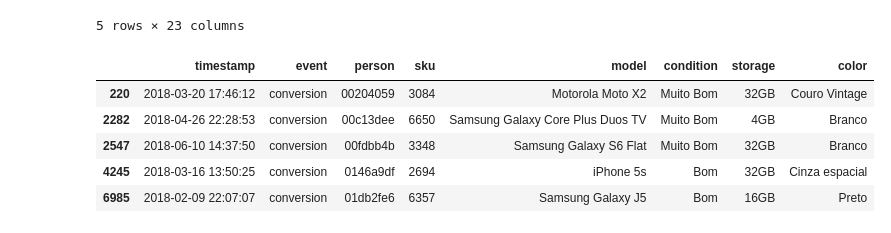
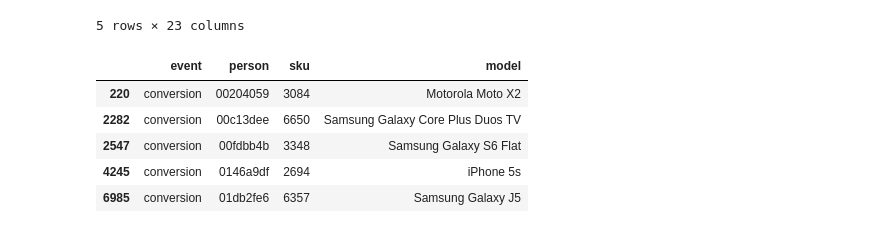
Before and after one commit to SDorgan/TP_Orga_Datos_2018_2C, a Jupyter notebook: Celulares mas vendidos.ipynb, the cells around one changed output. Saved outputs shown, nothing was run; the diff lists cells and outputs as text; code cells hidden in the pictures.

```diff
--- a/Celulares mas vendidos.ipynb
+++ b/Celulares mas vendidos.ipynb
@@ -40,15 +40,15 @@ conversion_r.head()
 | 6985 | 2018-02-09 22:07:07 | conversion | 01db2fe6 | NaN | 6357 | Samsung Galaxy J5 | Bom | 16GB | Preto | NaN | ... | ... |
 5 rows × 23 columns
 # %%
-conversion = conversion_r.drop(["url","skus","search_term","staticpage","campaign_source","search_engine","channel","new_vs_returning","city","region","country","device_type","screen_resolution","operating_system_version","browser_version"],axis='columns')
+conversion = conversion_r.drop(["timestamp","url","skus","search_term","staticpage","campaign_source","search_engine","channel","new_vs_returning","city","region","country","device_type","screen_resolution","operating_system_version","browser_version","condition","storage","color"],axis='columns').drop_duplicates()
 conversion.head()
 # %% [output]
-|  | timestamp | event | person | sku | model | condition | storage | color |
-| 220 | 2018-03-20 17:46:12 | conversion | 00204059 | 3084 | Motorola Moto X2 | Muito Bom | 32GB | Couro Vintage |
-| 2282 | 2018-04-26 22:28:53 | conversion | 00c13dee | 6650 | Samsung Galaxy Core Plus Duos TV | Muito Bom | 4GB | Branco |
-| 2547 | 2018-06-10 14:37:50 | conversion | 00fdbb4b | 3348 | Samsung Galaxy S6 Flat | Muito Bom | 32GB | Branco |
-| 4245 | 2018-03-16 13:50:25 | conversion | 0146a9df | 2694 | iPhone 5s | Bom | 32GB | Cinza espacial |
-| 6985 | 2018-02-09 22:07:07 | conversion | 01db2fe6 | 6357 | Samsung Galaxy J5 | Bom | 16GB | Preto |
+|  | event | person | sku | model |
+| 220 | conversion | 00204059 | 3084 | Motorola Moto X2 |
+| 2282 | conversion | 00c13dee | 6650 | Samsung Galaxy Core Plus Duos TV |
+| 2547 | conversion | 00fdbb4b | 3348 | Samsung Galaxy S6 Flat |
+| 4245 | conversion | 0146a9df | 2694 | iPhone 5s |
+| 6985 | conversion | 01db2fe6 | 6357 | Samsung Galaxy J5 |
 # %%
 cellphone = conversion_r.groupby('model').agg({'person':'count'})
 cellphone.sort_values(ascending=False,by="person")
```
Also changed, not shown: parts of 2 cells of this notebook, 1 other file.
